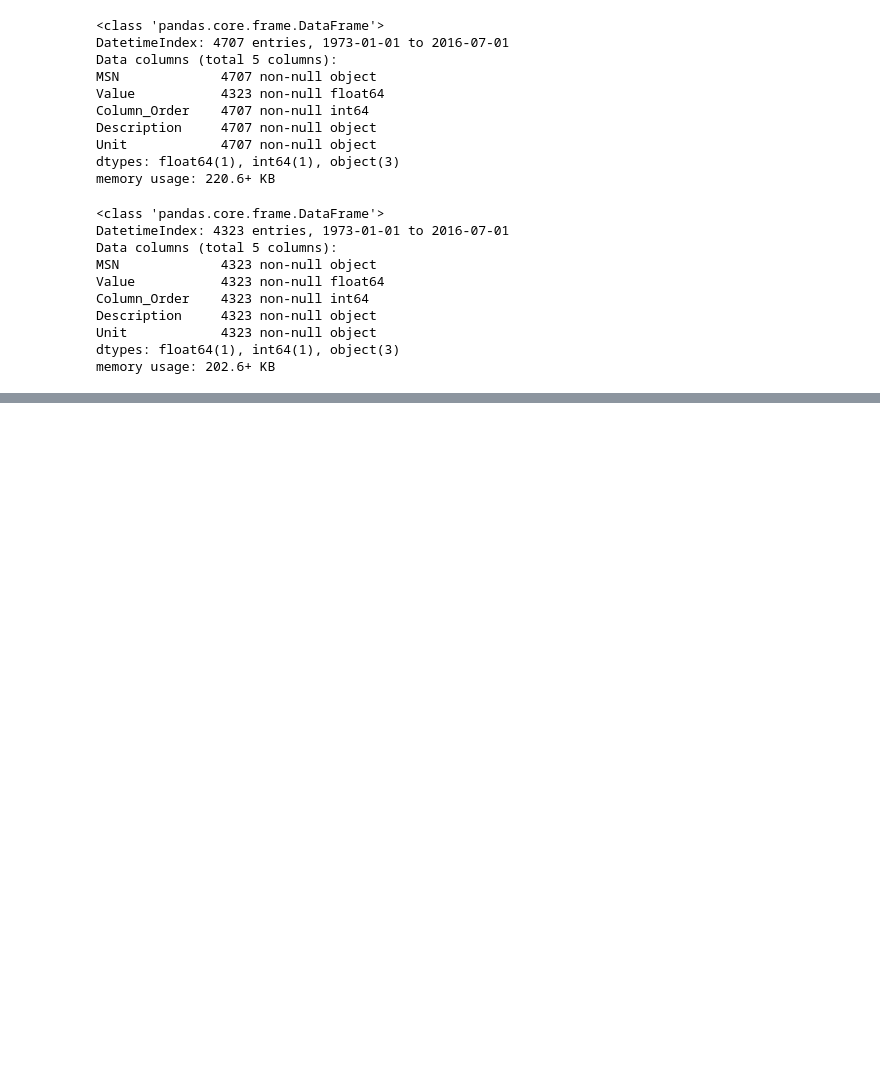
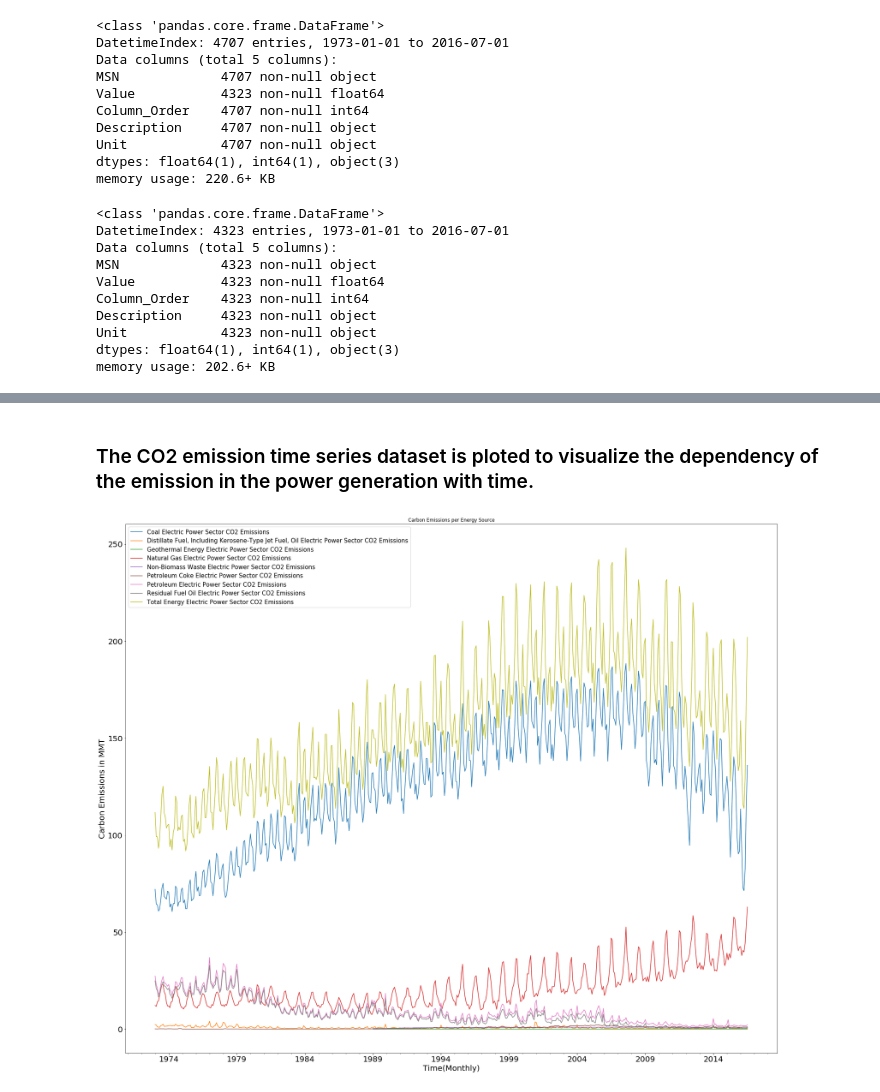
Before and after one commit to kaziahosunhabibripon/Time-Series, a Jupyter notebook: SARIMA-1.ipynb, the cells around one changed output, grey strips where cells are left out. Saved outputs shown, nothing was run; the diff lists cells and outputs as text; code cells hidden in the pictures; blank space fills up the shorter version.

```diff
--- a/SARIMA-1.ipynb
+++ b/SARIMA-1.ipynb
@@ -7,7 +7,6 @@ import pandas as pd
 import matplotlib.pylab
 import matplotlib.pyplot as plt
 from matplotlib.pylab import rcParams
-rcParams['figure.figsize'] = 20, 16
 # %%
 import warnings
 import itertools
@@ -151,0 +155,3 @@ memory usage: 202.6+ KB
+# %%
+Energy_sources = ts.groupby('Description')
+Energy_sources.head(1)
@@ -151,0 +170,14 @@ memory usage: 202.6+ KB
+# %% [markdown]
+### The CO2 emission time series dataset is ploted to visualize the dependency of the emission in the power generation with time.
+# %%
+rcParams['figure.figsize'] = 30, 25
+fig, ax = plt.subplots()
+for desc, group in Energy_sources:
+    group.plot(y='Value', label=desc,ax = ax, title='Carbon Emissions per Energy Source', fontsize = 20)
+    ax.set_xlabel('Time(Monthly)')
+    ax.set_ylabel('Carbon Emissions in MMT')
+    ax.xaxis.label.set_size(20)
+    ax.yaxis.label.set_size(20)
+    ax.legend(fontsize = 15)
+# %% [output]
+[figure, added]
```
Also changed, not shown: parts of 3 cells of this notebook.
